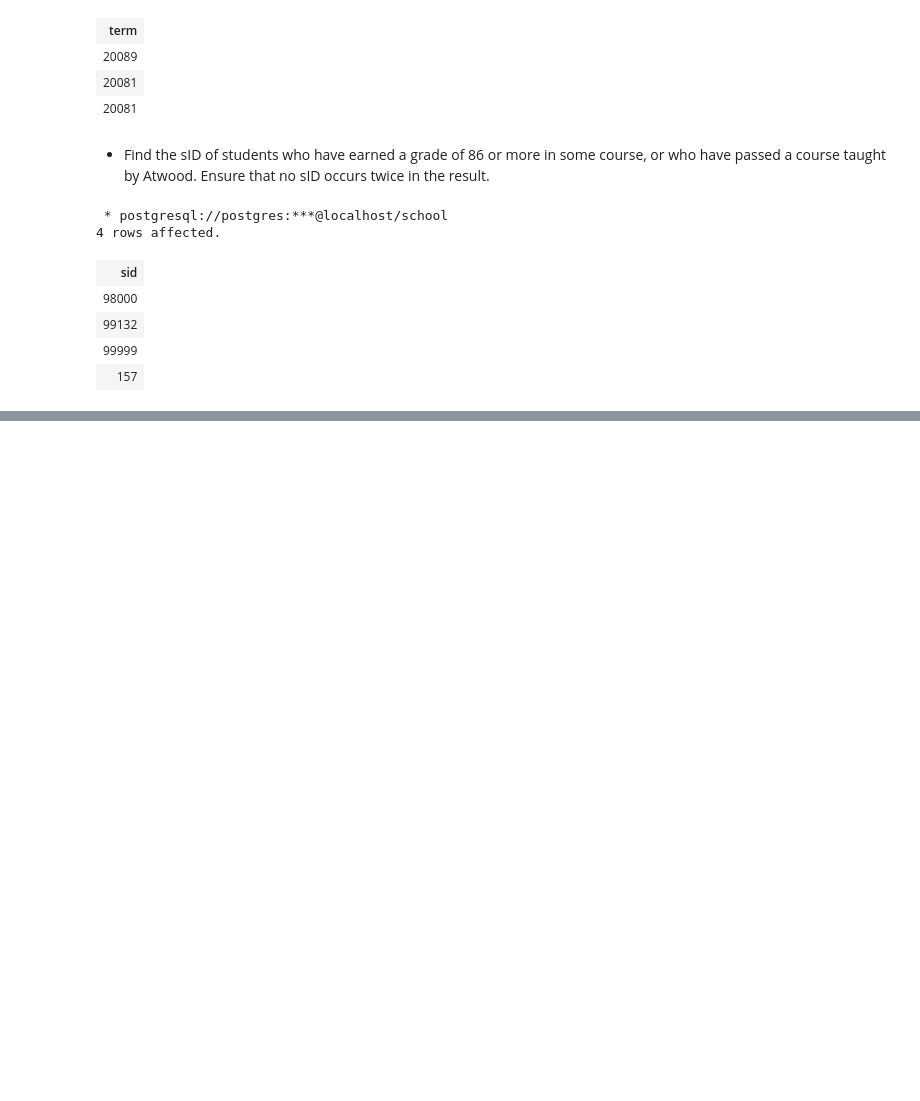
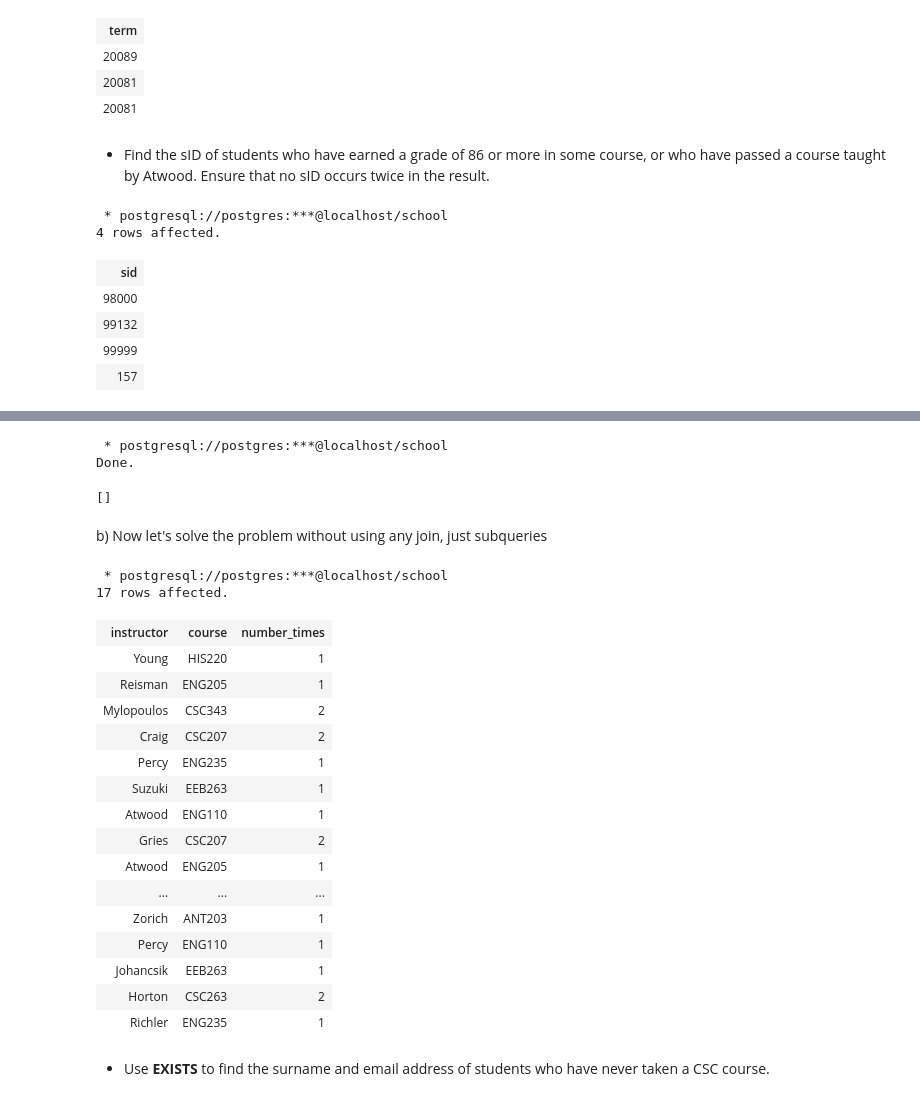
Before and after one commit to robotenique/pythonDev, a Jupyter notebook: util/databases/psql_db_manipulation.ipynb, the cells around one changed output, grey strips where cells are left out. Cells and saved outputs as stored; diff of their text form; code cells hidden in the pictures; blank space fills up the shorter version.

```diff
--- a/util/databases/psql_db_manipulation.ipynb
+++ b/util/databases/psql_db_manipulation.ipynb
@@ -403,0 +766,42 @@ UNION
+# %%
+%%sql
+CREATE OR REPLACE VIEW Counts AS
+SELECT instructor, dept||cnum as course, count(*) as number_times
+FROM Offering
+GROUP BY dept, cnum, instructor;
+# %% [output]
+ * postgresql://postgres:***@localhost/school
+Done.
+[]
+# %% [markdown]
+b) Now let's solve the problem without using any join, just subqueries
+# %%
+%%sql
+SELECT *
+FROM Counts
+WHERE number_times >= (
+      SELECT max(number_times)
+      FROM Counts as C
+      WHERE Counts.instructor <> C.instructor AND
+            Counts.course = C.course);
+# %% [output]
+ * postgresql://postgres:***@localhost/school
+17 rows affected.
+| instructor | course | number_times |
+| Young | HIS220 | 1 |
+| Reisman | ENG205 | 1 |
+| Mylopoulos | CSC343 | 2 |
+| Craig | CSC207 | 2 |
+| Percy | ENG235 | 1 |
+| Suzuki | EEB263 | 1 |
+| Atwood | ENG110 | 1 |
+| Gries | CSC207 | 2 |
+| Atwood | ENG205 | 1 |
+| ... | ... | ... |
+| Zorich | ANT203 | 1 |
+| Percy | ENG110 | 1 |
+| Johancsik | EEB263 | 1 |
+| Horton | CSC263 | 2 |
+| Richler | ENG235 | 1 |
+# %% [markdown]
+ - Use **EXISTS** to find the surname and email address of students who have never taken a CSC course.
```
Also changed, not shown: parts of 31 cells of this notebook.
